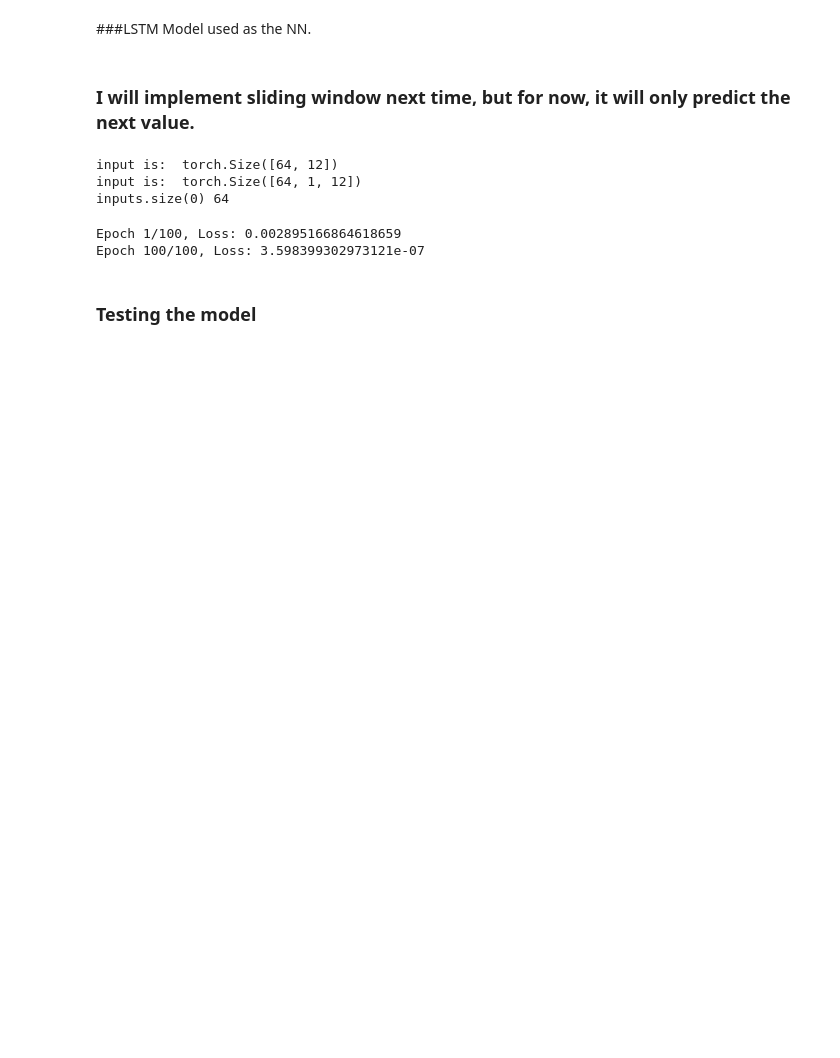
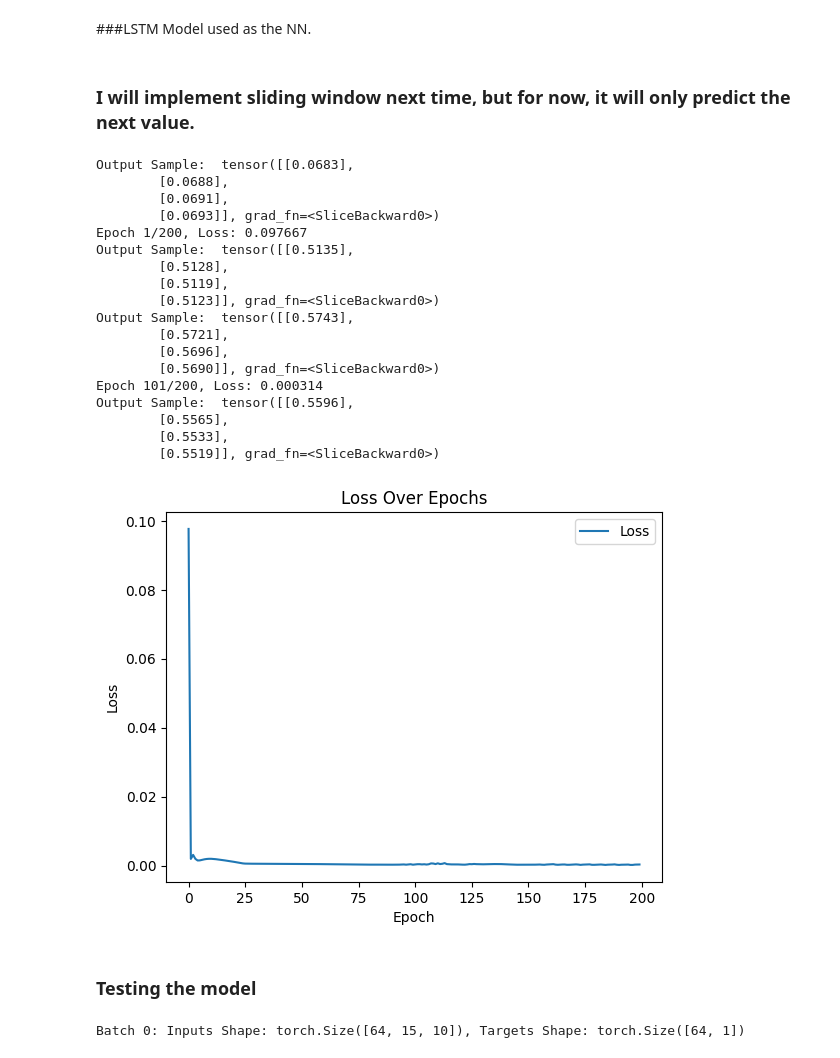
Before and after one commit to SSTengNic/Network_Project, a Jupyter notebook: Loss_Predict.ipynb, the cells around one changed output. Cells and saved outputs as stored; diff of their text form; code cells hidden in the pictures; blank space fills up the shorter version.

```diff
--- a/Loss_Predict.ipynb
+++ b/Loss_Predict.ipynb
@@ -75,0 +116,19 @@ Data tensor:  torch.Size([3600, 12])
+# %%
+#As stated in the paper
+seq_length = 15
+
+#Function to create sequences\n",
+def create_sequences(input, labels, seq_length):
+    xs, ys = [], [],
+    for i in range(len(input) - seq_length):
+        xs.append(input[i : i + seq_length])  # Input sequence
+        ys.append(labels[i + seq_length])   # Corresponding target
+    return np.array(xs), np.array(ys)
+
+X, y = create_sequences(data_normalized.values, data_normalized['loss_ratio'].values, seq_length)
+
+data_tensor = torch.tensor(df.values, dtype=torch.float32)
+new_X = torch.tensor(X,dtype=torch.float32)
+new_y = torch.tensor(y[:, None], dtype=torch.float32)
+print("Data tensor:", new_X.shape)
+print("Loss tensor:", new_y.shape)
@@ -77,8 +139,9 @@ Data tensor:  torch.Size([3600, 12])
 ### Splitting the data, 80/10/10
 # %%
 train_size = int(len(data_tensor) *0.8)
-X_train, X_test = data_tensor[64:train_size], data_tensor[train_size:]
-y_train, y_test = loss_ratio_tensor[64:train_size], loss_ratio_tensor[train_size:]
+#I remove the first batch because it is just full of zeros,
+X_train, X_test = new_X[64:train_size], new_X[train_size:]
+y_train, y_test = new_y[64:train_size], new_y[train_size:]
 
 # Print the shapes to verify the split
 print(X_train.shape, X_test.shape)
@@ -88,7 +151,7 @@ train_dataset = TensorDataset(X_train, y_train)
 test_dataset = TensorDataset(X_test, y_test)
 
 batch_size = 64  # You can adjust the batch size as needed
-train_loader = DataLoader(train_dataset, batch_size=batch_size, shuffle=True)
+train_loader = DataLoader(train_dataset, batch_size=batch_size, shuffle=False)
 test_loader = DataLoader(test_dataset, batch_size=batch_size, shuffle=False)
 
 # Example of accessing a batch of data
@@ -120,8 +183,8 @@ class LSTM_pt(torch.nn.Module):
     def forward(self, inputs, cell_state=None, hidden_state=None):
         # Forward pass through the LSTM cell
         if hidden_state is None or cell_state is None:
-            hidden_state = torch.zeros(1, inputs.size(0), 20).to(device)
-            cell_state = torch.zeros(1, inputs.size(0), 20).to(device)
+            hidden_state = torch.zeros(self.num_layers, inputs.size(0), self.hidden_size).to(device)
+            cell_state = torch.zeros(self.num_layers, inputs.size(0), self.hidden_size).to(device)
         hidden = (cell_state, hidden_state)
         output, new_memory = self.lstm(inputs, hidden)
         cell_state, hidden_state = new_memory
@@ -129,16 +192,4 @@ class LSTM_pt(torch.nn.Module):
         return output, cell_state, hidden_state, # Return correct order
 # %% [markdown]
 ### I will implement sliding window next time, but for now, it will only predict the next value.
-# %%
-for inputs,target in train_loader:
-    print("input is: ", inputs.shape)
-    inputs = inputs.unsqueeze(1).to(device)  # Reshape inputs
-    print("input is: ", inputs.shape)
-
-    print("inputs.size(0)", inputs.size(0))
-    break
-# %% [output]
-input is:  torch.Size([64, 12])
-input is:  torch.Size([64, 1, 12])
-inputs.size(0) 64
 # %%
@@ -176,17 +245,41 @@ def train(model, dataloader,num_layers, hidden_size, num_epochs, learning_rate,
 # %%
 # Define the model parameters
 # Following the research paper's instructions
-input_size = 12
+input_size = 10
 hidden_size = 20
 num_layers = 1 # Can be changed to stack multiple LSTM layers!
 output_size = 1
 dataloader = train_loader
+
 #Create the model
 model = LSTM_pt(input_size, hidden_size, num_layers, output_size).to(device)
-train(model, dataloader,num_layers, hidden_size, num_epochs = 100, learning_rate = 0.01, device = device)
+train(model, dataloader, num_epochs = 200, learning_rate = 0.001)
 # %% [output]
-Epoch 1/100, Loss: 0.002895166864618659
-Epoch 100/100, Loss: 3.598399302973121e-07
+Output Sample:  tensor([[0.0683],
+        [0.0688],
+        [0.0691],
+        [0.0693]], grad_fn=<SliceBackward0>)
+Epoch 1/200, Loss: 0.097667
+Output Sample:  tensor([[0.5135],
+        [0.5128],
+        [0.5119],
+        [0.5123]], grad_fn=<SliceBackward0>)
+Output Sample:  tensor([[0.5743],
+        [0.5721],
+        [0.5696],
+        [0.5690]], grad_fn=<SliceBackward0>)
+Epoch 101/200, Loss: 0.000314
+Output Sample:  tensor([[0.5596],
+        [0.5565],
+        [0.5533],
+        [0.5519]], grad_fn=<SliceBackward0>)
+[figure, added]
 # %% [markdown]
 ### Testing the model
+# %%
+for batch_idx, (inputs, targets) in enumerate(test_loader):
+    print(f"Batch {batch_idx}: Inputs Shape: {inputs.shape}, Targets Shape: {targets.shape}")
+    break  # Just check the first batch
+# %% [output]
+Batch 0: Inputs Shape: torch.Size([64, 15, 10]), Targets Shape: torch.Size([64, 1])
 # %%
```
Also changed, not shown: parts of 11 cells of this notebook, 6 other files.
